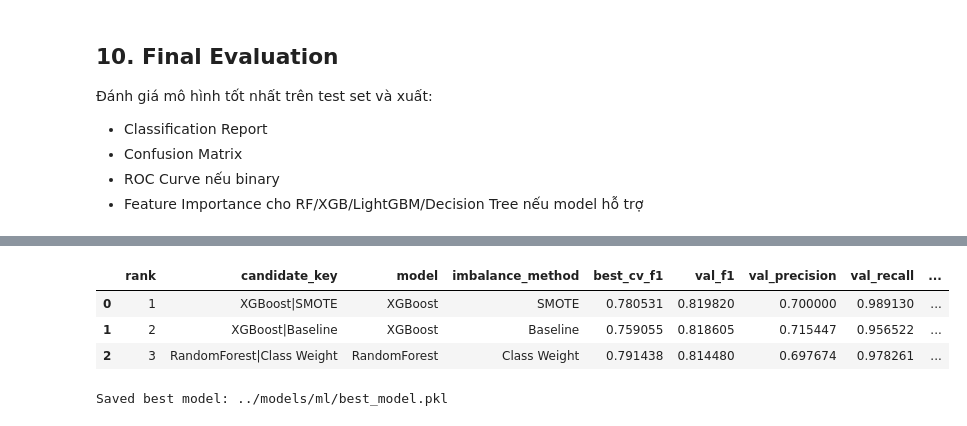
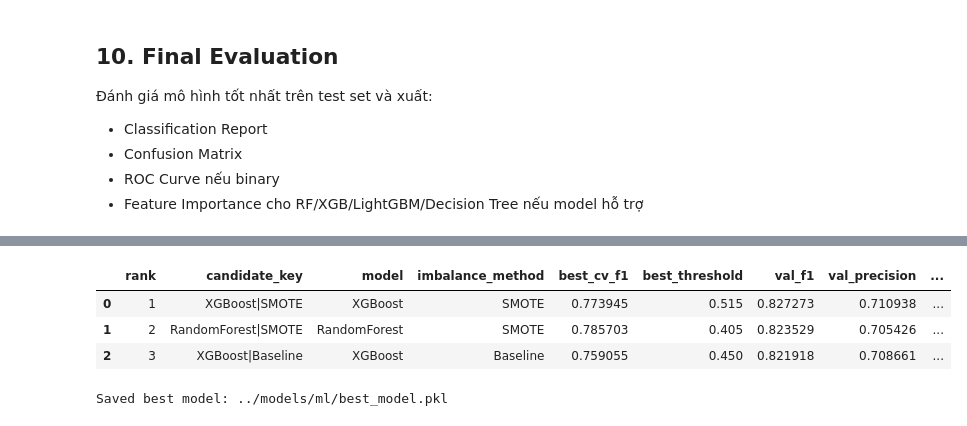
Before and after one commit to kwspringkle/teen-social-media-stress-analysis, a Jupyter notebook: notebooks/02_ml_models.ipynb, the cells around one changed output, grey strips where cells are left out. Cells and saved outputs as stored; diff of their text form; code cells hidden in the pictures.

```diff
--- a/notebooks/02_ml_models.ipynb
+++ b/notebooks/02_ml_models.ipynb
@@ -383,5 +390,5 @@ display(tuning_results)
 # %%
-def _predict_with_threshold(estimator, X, threshold=0.5):
+def _predict_with_threshold(estimator, X, threshold=DEFAULT_THRESHOLD):
     if hasattr(estimator, 'predict_proba'):
         prob = estimator.predict_proba(X)[:, 1]
         pred = (prob >= threshold).astype(int)
@@ -390,6 +397,20 @@ def _predict_with_threshold(estimator, X, threshold=0.5):
     return pred, None
 
 
+def tune_threshold(y_true, prob, threshold_min=THRESHOLD_MIN, threshold_max=THRESHOLD_MAX, step=THRESHOLD_STEP):
+    """Tim nguong toi da F1 lop thieu so tren validation."""
+    if prob is None:
+        return DEFAULT_THRESHOLD, 0.0
+
+    best_t, best_f1 = DEFAULT_THRESHOLD, -1.0
+    for t in np.arange(threshold_min, threshold_max + step / 2, step):
+        pred = (prob >= t).astype(int)
+        score = f1_score(y_true, pred, zero_division=0)
+        if score > best_f1:
+            best_t, best_f1 = float(t), float(score)
+    return best_t, best_f1
+
+
 def _final_model_from_estimator(estimator):
     if hasattr(estimator, 'named_steps') and 'model' in estimator.named_steps:
         return estimator.named_steps['model']
@@ -410,8 +433,11 @@ for _, row in tuning_results.iterrows():
     estimator.fit(X_train, y_train)
     fitted_models[candidate_key] = estimator
 
-    val_pred, val_prob = _predict_with_threshold(estimator, X_val, threshold=0.5)
+    _, val_prob = _predict_with_threshold(estimator, X_val, threshold=DEFAULT_THRESHOLD)
+    best_threshold, _ = tune_threshold(y_val, val_prob)
+    val_pred, val_prob = _predict_with_threshold(estimator, X_val, threshold=best_threshold)
     val_metrics = {
+        'best_threshold': best_threshold,
         'val_accuracy': accuracy_score(y_val, val_pred),
         'val_precision': precision_score(y_val, val_pred, zero_division=0),
         'val_recall': recall_score(y_val, val_pred, zero_division=0),
@@ -524,9 +550,11 @@ best_candidate_key = best_row['candidate_key']
 best_model_name = best_row['model']
 best_imbalance_method = best_row['imbalance_method']
 best_params = best_row['best_params']
+best_threshold = best_row['best_threshold']
 
 print(f'Best candidate: {best_candidate_key}')
 print(f'Validation F1: {best_row["val_f1"]:.4f}')
+print(f'Best threshold: {best_threshold:.3f}')
 print(f'Best CV F1 for params: {best_row["best_cv_f1"]:.4f}')
 print('Best params:')
 print(best_params)
@@ -557,12 +586,13 @@ Retrained best model on full train set: XGBoost|SMOTE
 - ROC Curve nếu binary
 - Feature Importance cho RF/XGB/LightGBM/Decision Tree nếu model hỗ trợ
 # %%
-y_test_pred, y_test_prob = _predict_with_threshold(best_estimator, X_test, threshold=0.5)
+y_test_pred, y_test_prob = _predict_with_threshold(best_estimator, X_test, threshold=best_threshold)
 
 final_metrics = {
     'candidate_key': best_candidate_key,
     'model': best_model_name,
     'imbalance_method': best_imbalance_method,
+    'best_threshold': best_threshold,
     'test_accuracy': accuracy_score(y_test, y_test_pred),
     'test_precision': precision_score(y_test, y_test_pred, zero_division=0),
     'test_recall': recall_score(y_test, y_test_pred, zero_division=0),
@@ -670,6 +700,8 @@ best_artifact = {
     'model_name': best_model_name,
     'imbalance_method': best_imbalance_method,
     'best_params': best_params,
+    'best_threshold': float(best_threshold),
+    'smote_sampling_strategy': SMOTE_SAMPLING_STRATEGY,
     'feature_columns': list(X_train.columns),
     'minority_label': int(minority_label),
     'validation_metrics': best_row.to_dict(),
@@ -677,13 +709,14 @@ best_artifact = {
 }
 joblib.dump(best_artifact, '../models/ml/best_model.pkl')
 
-# Export top 3 tuned candidates theo validation F1, ?? refit tr?n train.
+# Export top 3 tuned candidates theo validation F1, refit tren train.
 top3_rows = validation_results.head(3).copy()
 export_rows = []
 for rank, (_, row) in enumerate(top3_rows.iterrows(), start=1):
     candidate_key = row['candidate_key']
     estimator = fitted_models[candidate_key]
-    test_pred, test_prob = _predict_with_threshold(estimator, X_test, threshold=0.5)
+    row_threshold = row['best_threshold']
+    test_pred, test_prob = _predict_with_threshold(estimator, X_test, threshold=row_threshold)
     test_metrics = {
         'test_accuracy': accuracy_score(y_test, test_pred),
         'test_precision': precision_score(y_test, test_pred, zero_division=0),
@@ -703,35 +736,38 @@ for rank, (_, row) in enumerate(top3_rows.iterrows(), start=1):
         'model_name': row['model'],
         'imbalance_method': row['imbalance_method'],
         'best_params': row['best_params'],
+        'best_threshold': float(row_threshold),
+        'smote_sampling_strategy': SMOTE_SAMPLING_STRATEGY,
         'feature_columns': list(X_train.columns),
         'minority_label': int(minority_label),
         'selection_metric': 'val_f1',
         'best_cv_f1': row['best_cv_f1'],
         'validation_metrics': row.to_dict(),
         'test_metrics': test_metrics,
     }
     joblib.dump(artifact, model_path)
     export_rows.append({
         'rank': rank,
         'candidate_key': candidate_key,
         'model': row['model'],
         'imbalance_method': row['imbalance_method'],
         'best_cv_f1': row['best_cv_f1'],
+        'best_threshold': row_threshold,
         'val_f1': row['val_f1'],
         'val_precision': row['val_precision'],
         'val_recall': row['val_recall'],
         **test_metrics,
         'path': model_path,
     })
 
 exported_top_models = pd.DataFrame(export_rows)
 exported_top_models.to_csv('../models/ml/exported_top_models.csv', index=False)
 
 display(exported_top_models)
 print('Saved best model: ../models/ml/best_model.pkl')
 # %% [output]
-|  | rank | candidate_key | model | imbalance_method | best_cv_f1 | val_f1 | val_precision | val_recall | ... |
-| 0 | 1 | XGBoost|SMOTE | XGBoost | SMOTE | 0.780531 | 0.819820 | 0.700000 | 0.989130 | ... |
-| 1 | 2 | XGBoost|Baseline | XGBoost | Baseline | 0.759055 | 0.818605 | 0.715447 | 0.956522 | ... |
-| 2 | 3 | RandomForest|Class Weight | RandomForest | Class Weight | 0.791438 | 0.814480 | 0.697674 | 0.978261 | ... |
+|  | rank | candidate_key | model | imbalance_method | best_cv_f1 | best_threshold | val_f1 | val_precision | ... |
+| 0 | 1 | XGBoost|SMOTE | XGBoost | SMOTE | 0.773945 | 0.515 | 0.827273 | 0.710938 | ... |
+| 1 | 2 | RandomForest|SMOTE | RandomForest | SMOTE | 0.785703 | 0.405 | 0.823529 | 0.705426 | ... |
+| 2 | 3 | XGBoost|Baseline | XGBoost | Baseline | 0.759055 | 0.450 | 0.821918 | 0.708661 | ... |
 Saved best model: ../models/ml/best_model.pkl
```
Also changed, not shown: parts of 12 cells of this notebook, 20 other files.
